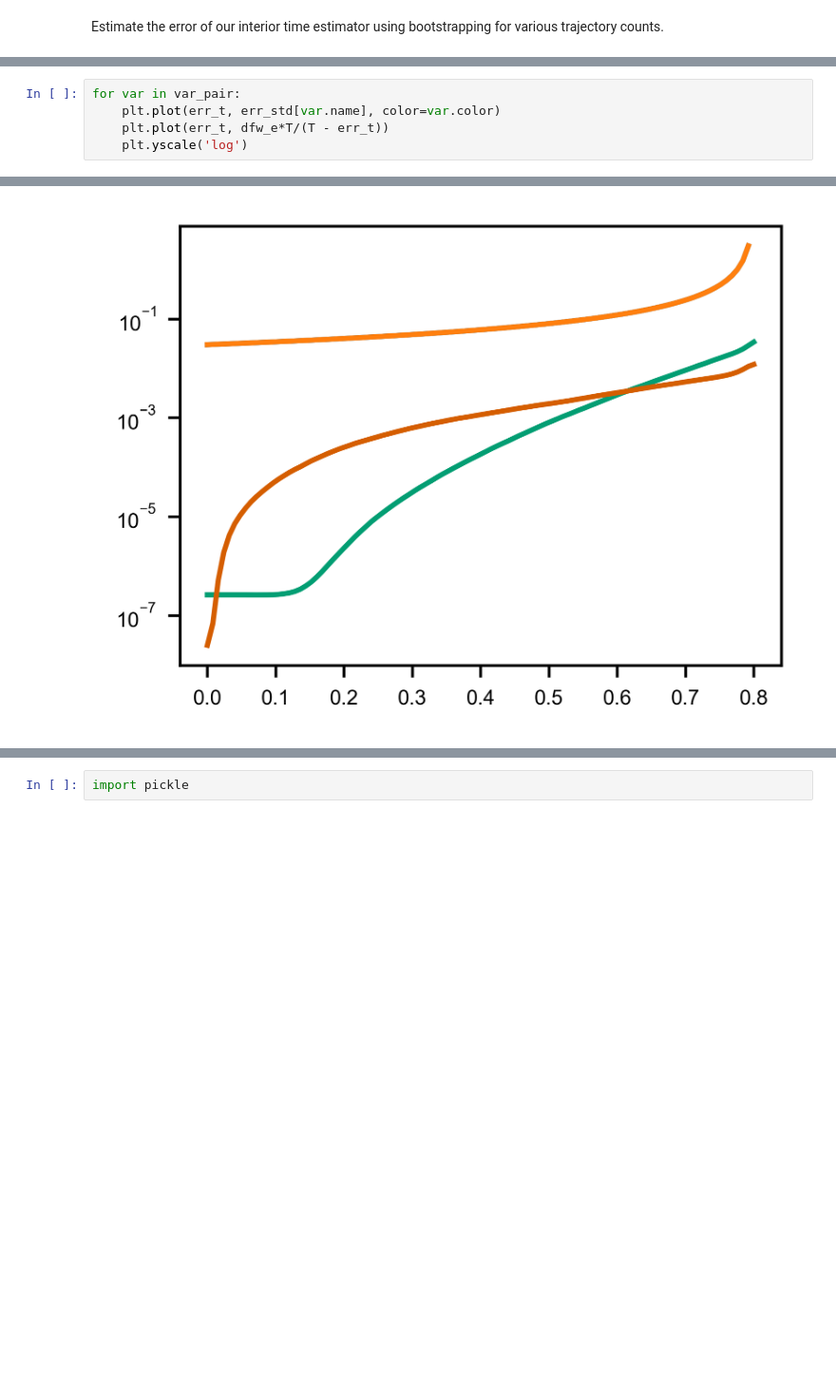
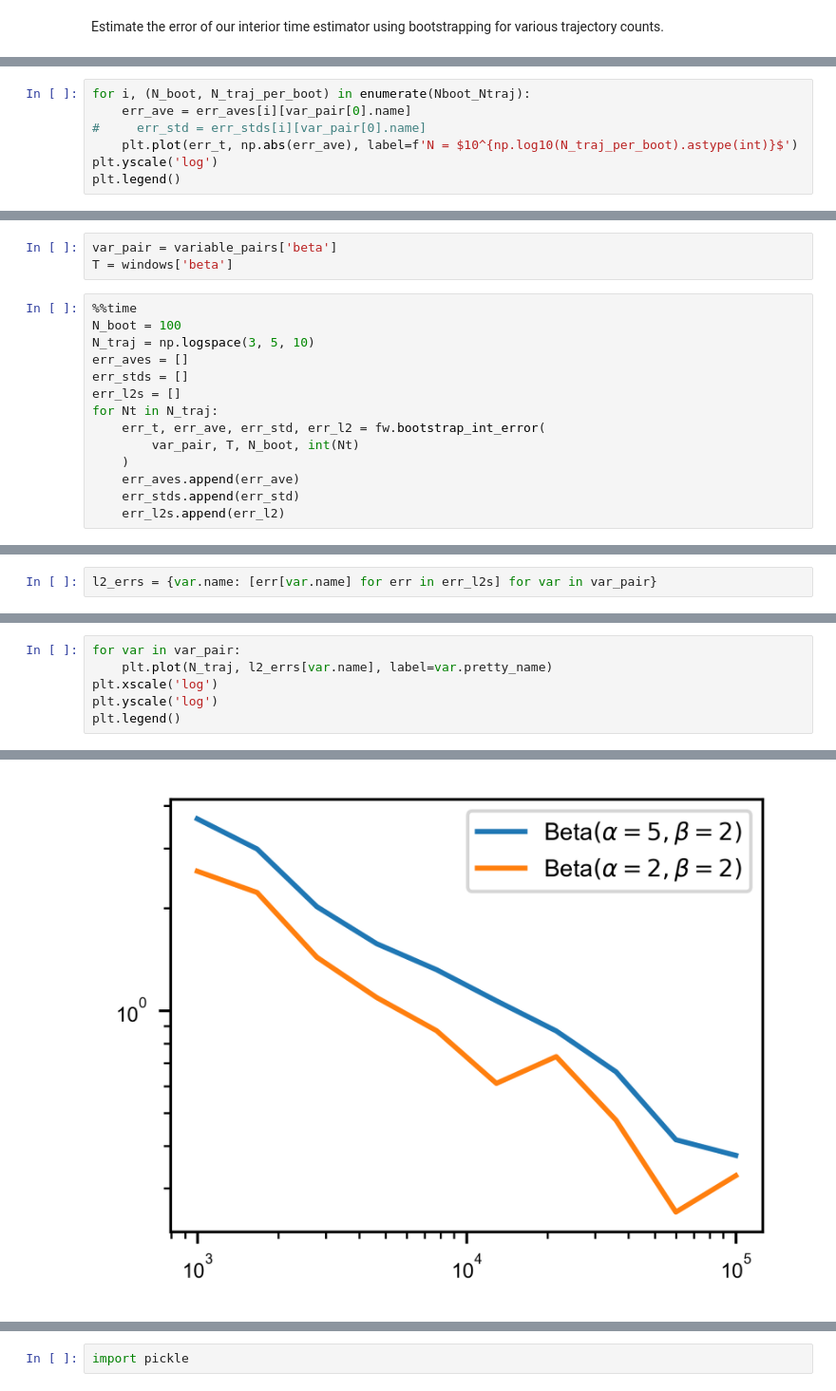
Before and after one commit to brunobeltran/multi_locus_analysis, a Jupyter notebook: notebooks/interior-esimator-error.ipynb, the cells around one changed output, grey strips where cells are left out. Shown at 95% size. Saved outputs shown, nothing was run; the diff lists cells and outputs as text; blank space fills up the shorter version.

Commit message:
CODE: get l2 error, show estimator consistency

```diff
--- a/notebooks/interior-esimator-error.ipynb
+++ b/notebooks/interior-esimator-error.ipynb
@@ -64,0 +124,7 @@ for N_boot, N_traj_per_boot in Nboot_Ntraj:
+# %%
+for i, (N_boot, N_traj_per_boot) in enumerate(Nboot_Ntraj):
+    err_ave = err_aves[i][var_pair[0].name]
+#     err_std = err_stds[i][var_pair[0].name]
+    plt.plot(err_t, np.abs(err_ave), label=f'N = $10^{np.log10(N_traj_per_boot).astype(int)}$')
+plt.yscale('log')
+plt.legend()
@@ -64,0 +141,17 @@ for N_boot, N_traj_per_boot in Nboot_Ntraj:
+# %%
+var_pair = variable_pairs['beta']
+T = windows['beta']
+# %%
+%%time
+N_boot = 100
+N_traj = np.logspace(3, 5, 10)
+err_aves = []
+err_stds = []
+err_l2s = []
+for Nt in N_traj:
+    err_t, err_ave, err_std, err_l2 = fw.bootstrap_int_error(
+        var_pair, T, N_boot, int(Nt)
+    )
+    err_aves.append(err_ave)
+    err_stds.append(err_std)
+    err_l2s.append(err_l2)
@@ -64,0 +160,2 @@ for N_boot, N_traj_per_boot in Nboot_Ntraj:
+# %%
+l2_errs = {var.name: [err[var.name] for err in err_l2s] for var in var_pair}
@@ -65,6 +172,7 @@ for N_boot, N_traj_per_boot in Nboot_Ntraj:
 # %%
 for var in var_pair:
-    plt.plot(err_t, err_std[var.name], color=var.color)
-    plt.plot(err_t, dfw_e*T/(T - err_t))
-    plt.yscale('log')
+    plt.plot(N_traj, l2_errs[var.name], label=var.pretty_name)
+plt.xscale('log')
+plt.yscale('log')
+plt.legend()
 # %% [output]
@@ -71 +180 @@ for var in var_pair:
-[figure, old version]
+[figure, new version]
```
Also changed, not shown: parts of 21 cells of this notebook, 1 other file.
